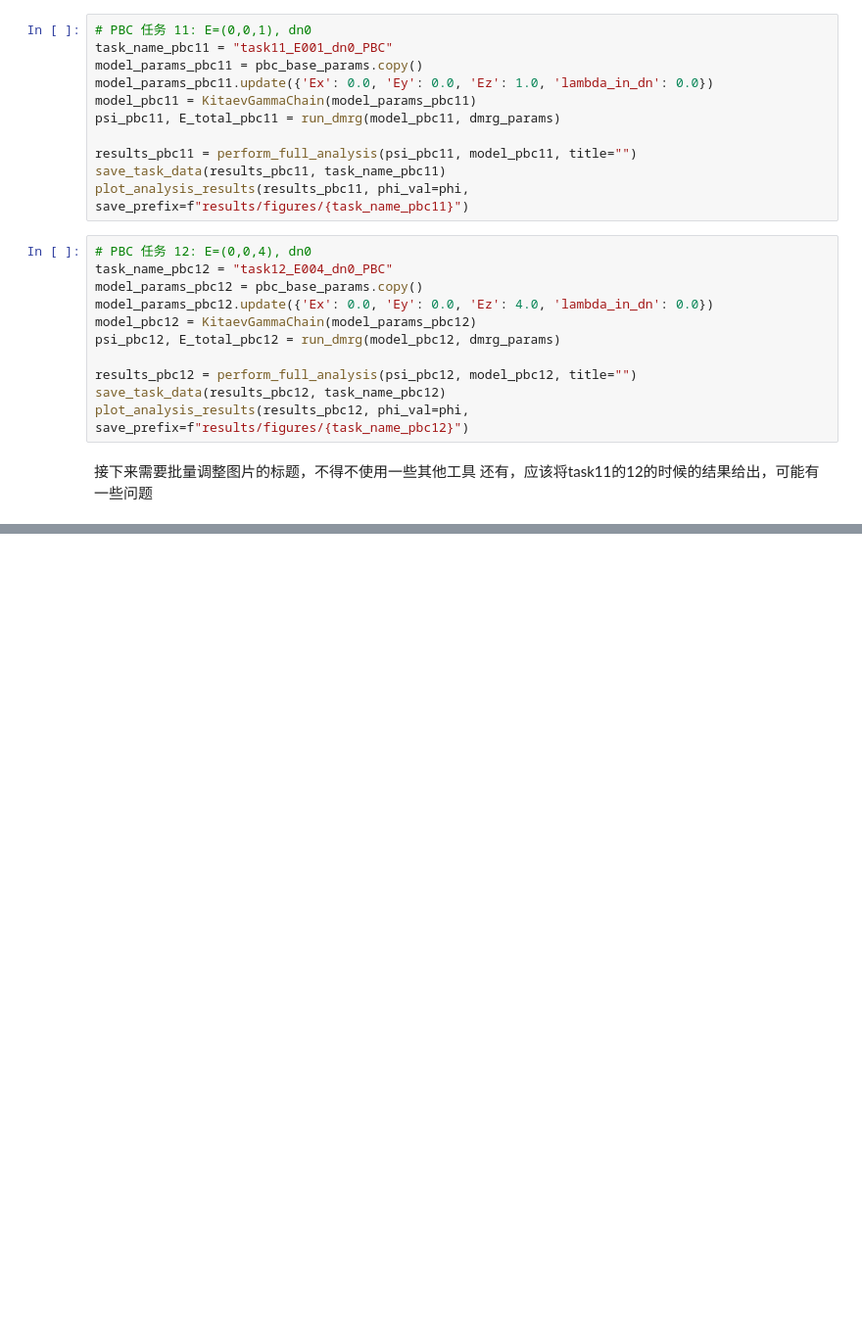
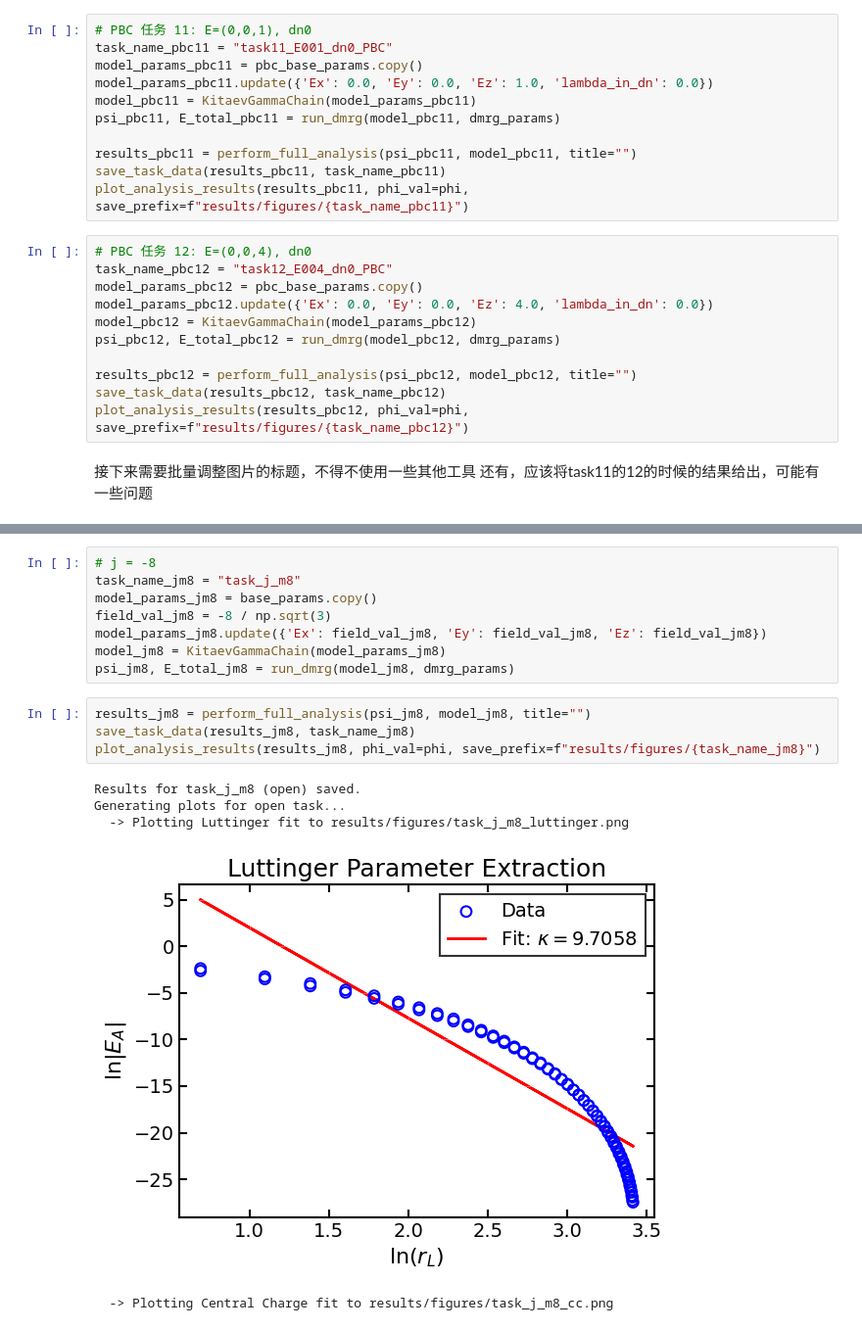
Before and after one commit to misaka19683/KSHEE, a Jupyter notebook: hamitonian.ipynb, the cells around one changed output, grey strips where cells are left out. Shown at 98% size. Cells and saved outputs as stored; diff of their text form; blank space fills up the shorter version.

```diff
--- a/hamitonian.ipynb
+++ b/hamitonian.ipynb
@@ -703,0 +747,18 @@ plot_analysis_results(results_pbc12, phi_val=phi, save_prefix=f"results/figures/
+# %%
+# j = -8
+task_name_jm8 = "task_j_m8"
+model_params_jm8 = base_params.copy()
+field_val_jm8 = -8 / np.sqrt(3)
+model_params_jm8.update({'Ex': field_val_jm8, 'Ey': field_val_jm8, 'Ez': field_val_jm8})
+model_jm8 = KitaevGammaChain(model_params_jm8)
+psi_jm8, E_total_jm8 = run_dmrg(model_jm8, dmrg_params)
+# %%
+results_jm8 = perform_full_analysis(psi_jm8, model_jm8, title="")
+save_task_data(results_jm8, task_name_jm8)
+plot_analysis_results(results_jm8, phi_val=phi, save_prefix=f"results/figures/{task_name_jm8}")
+# %% [output]
+Results for task_j_m8 (open) saved.
+Generating plots for open task...
+  -> Plotting Luttinger fit to results/figures/task_j_m8_luttinger.png
+[figure, added]
+  -> Plotting Central Charge fit to results/figures/task_j_m8_cc.png
```
Also changed, not shown: parts of 20 cells of this notebook, 1 other file.
